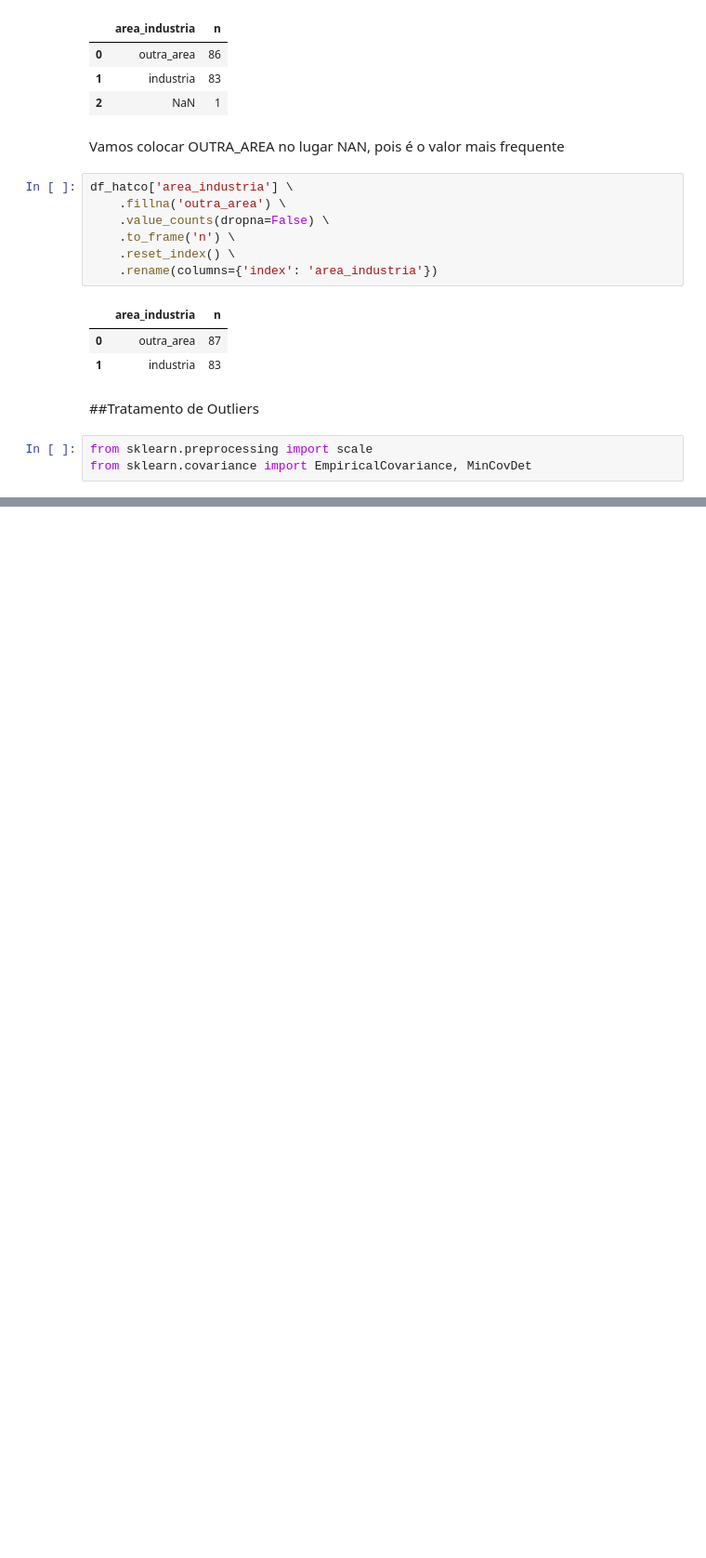
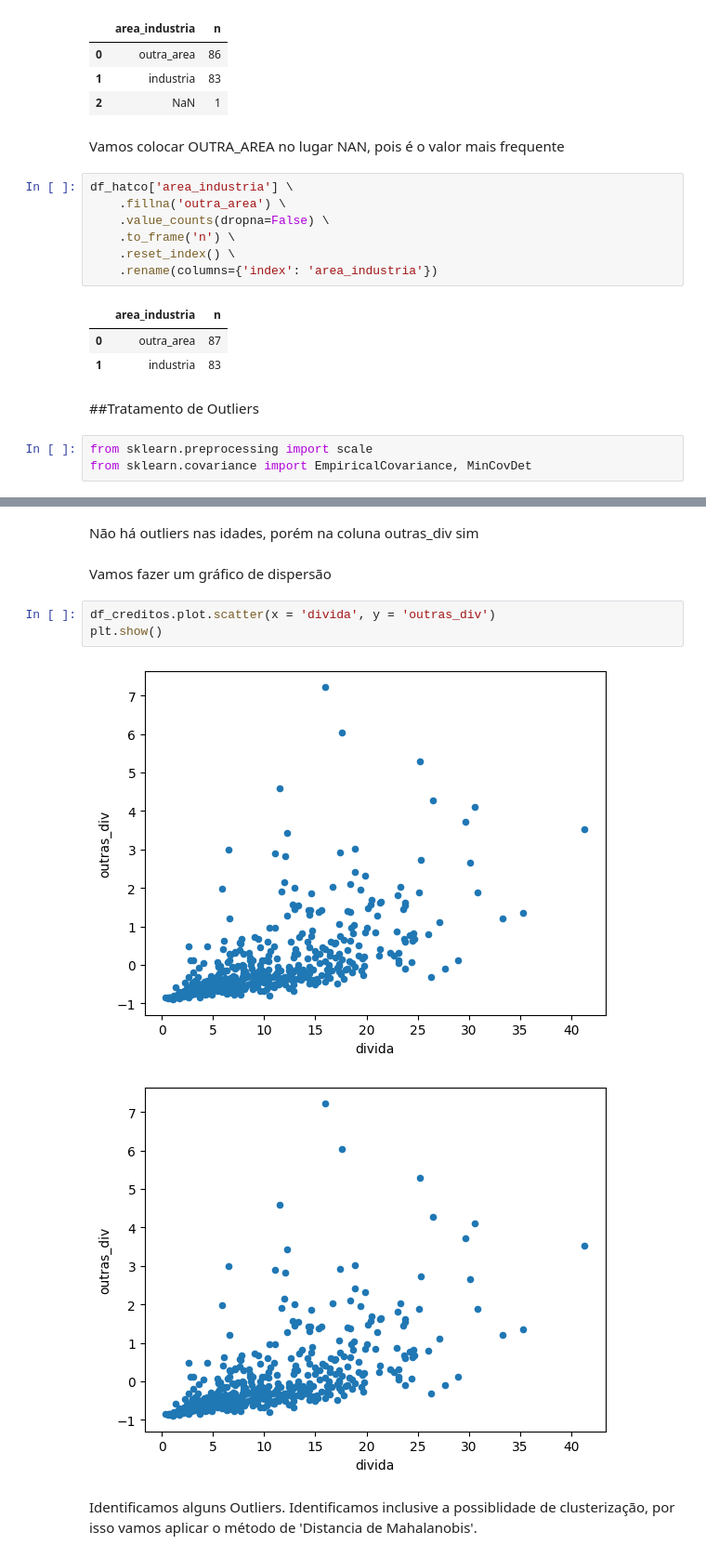
Before and after one commit to luccbm/LimpezaNormalizacaoRepo, a Jupyter notebook: LimpNorm.ipynb, the cells around one changed output, grey strips where cells are left out. Shown at 93% size. Cells and saved outputs as stored; diff of their text form; blank space fills up the shorter version.

```diff
--- a/LimpNorm.ipynb
+++ b/LimpNorm.ipynb
@@ -236,0 +299,12 @@ df_creditos
+# %% [markdown]
+Não há outliers nas idades, porém na coluna outras_div sim
+# %% [markdown]
+Vamos fazer um gráfico de dispersão
+# %%
+df_creditos.plot.scatter(x = 'divida', y = 'outras_div')
+plt.show()
+# %% [output]
+[figure, added]
+[figure, added]
+# %% [markdown]
+Identificamos alguns Outliers. Identificamos inclusive a possiblidade de clusterização, por isso vamos aplicar o método de 'Distancia de Mahalanobis'.
```
Also changed, not shown: parts of 25 cells of this notebook.
